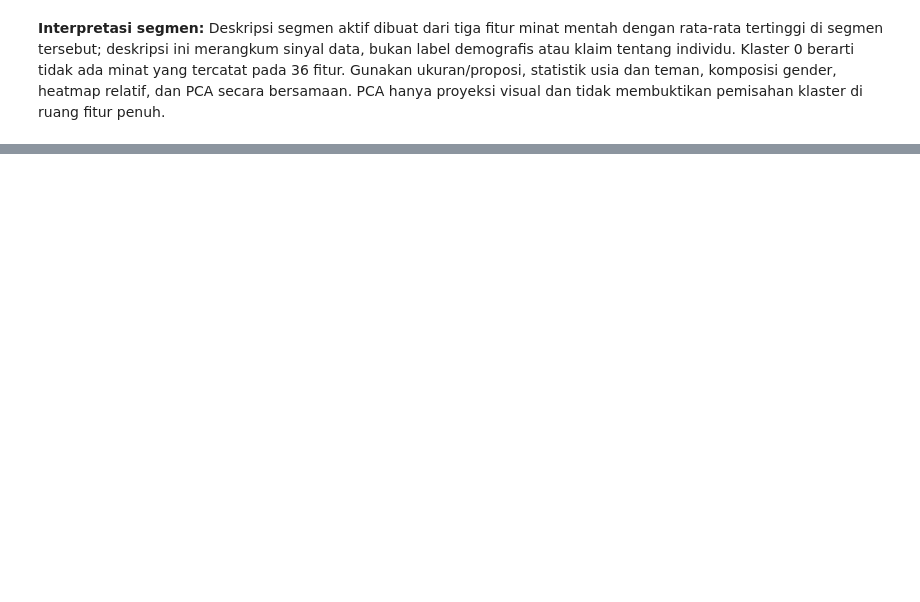
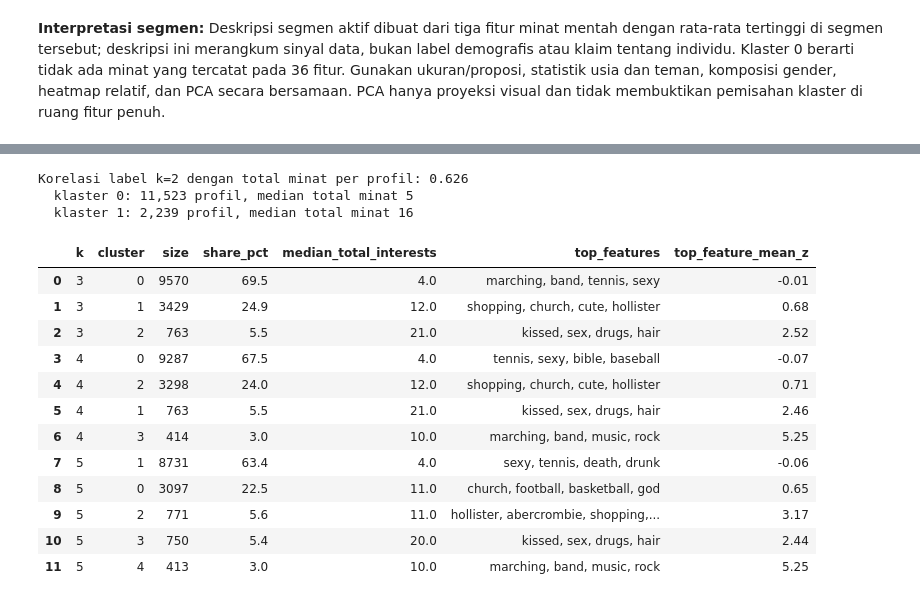
Before and after one commit to Michaelatj/Student-Social-Profile-Segmentation-Using-Clustering, a Jupyter notebook: notebooks/model_development.ipynb, the cells around one changed output, grey strips where cells are left out. Drawn from its saved outputs; the diff is of its cells as text; code cells hidden in the pictures; blank space fills up the shorter version.

```diff
--- a/notebooks/model_development.ipynb
+++ b/notebooks/model_development.ipynb
@@ -465,0 +617,56 @@ Ukuran klaster: {0: 1238, 1: 11523, 2: 2239}
+# %%
+# Total minat per profil aktif, dan seberapa besar pembagian k=2 hanya mencerminkan jumlah minat
+total_minat = X_active_raw.sum(axis=1)
+km_baseline = KMeans(n_clusters=2, n_init=10, random_state=RANDOM_STATE).fit(X_active_scaled)
+corr_total = abs(np.corrcoef(km_baseline.labels_, total_minat)[0, 1])
+print(f"Korelasi label k=2 dengan total minat per profil: {corr_total:.3f}")
+for cluster in (0, 1):
+    members = km_baseline.labels_ == cluster
+    print(f"  klaster {cluster}: {members.sum():,} profil, median total minat {total_minat[members].median():.0f}")
+# %% [output]
+Korelasi label k=2 dengan total minat per profil: 0.626
+  klaster 0: 11,523 profil, median total minat 5
+  klaster 1: 2,239 profil, median total minat 16
+# %%
+# Menjalankan K-Means pada k = 3, 4, 5 lalu meringkas isi tiap klaster
+sensitivity_rows = []
+for k in (3, 4, 5):
+    km_k = KMeans(n_clusters=k, n_init=10, random_state=RANDOM_STATE).fit(X_active_scaled)
+    labels_k = pd.Series(km_k.labels_, index=X_active_scaled.index)
+    for cluster in sorted(labels_k.unique()):
+        members = labels_k == cluster
+        # Empat fitur dengan rata-rata z-score tertinggi di klaster ini
+        mean_z = X_active_scaled.loc[members].mean().sort_values(ascending=False)
+        sensitivity_rows.append({
+            "k": k,
+            "cluster": int(cluster),
+            "size": int(members.sum()),
+            "share_pct": round(members.mean() * 100, 1),
+            "median_total_interests": float(total_minat[members].median()),
+            "top_features": ", ".join(mean_z.index[:4]),
+            "top_feature_mean_z": round(float(mean_z.iloc[0]), 2),
+        })
+
+k_sensitivity = (
+    pd.DataFrame(sensitivity_rows)
+    .sort_values(["k", "size"], ascending=[True, False])
+    .reset_index(drop=True)
+)
+k_sensitivity.to_csv(TABLE_DIR / "k_sensitivity_profiles.csv", index=False)
+# %%
+# Tabel profil klaster pada k = 3, 4, 5
+display(k_sensitivity)
+# %% [output]
+|  | k | cluster | size | share_pct | median_total_interests | top_features | top_feature_mean_z |
+| 0 | 3 | 0 | 9570 | 69.5 | 4.0 | marching, band, tennis, sexy | -0.01 |
+| 1 | 3 | 1 | 3429 | 24.9 | 12.0 | shopping, church, cute, hollister | 0.68 |
+| 2 | 3 | 2 | 763 | 5.5 | 21.0 | kissed, sex, drugs, hair | 2.52 |
+| 3 | 4 | 0 | 9287 | 67.5 | 4.0 | tennis, sexy, bible, baseball | -0.07 |
+| 4 | 4 | 2 | 3298 | 24.0 | 12.0 | shopping, church, cute, hollister | 0.71 |
+| 5 | 4 | 1 | 763 | 5.5 | 21.0 | kissed, sex, drugs, hair | 2.46 |
+| 6 | 4 | 3 | 414 | 3.0 | 10.0 | marching, band, music, rock | 5.25 |
+| 7 | 5 | 1 | 8731 | 63.4 | 4.0 | sexy, tennis, death, drunk | -0.06 |
+| 8 | 5 | 0 | 3097 | 22.5 | 11.0 | church, football, basketball, god | 0.65 |
+| 9 | 5 | 2 | 771 | 5.6 | 11.0 | hollister, abercrombie, shopping,... | 3.17 |
+| 10 | 5 | 3 | 750 | 5.4 | 20.0 | kissed, sex, drugs, hair | 2.44 |
+| 11 | 5 | 4 | 413 | 3.0 | 10.0 | marching, band, music, rock | 5.25 |
```
Also changed, not shown: parts of 35 cells of this notebook, 35 other files.
